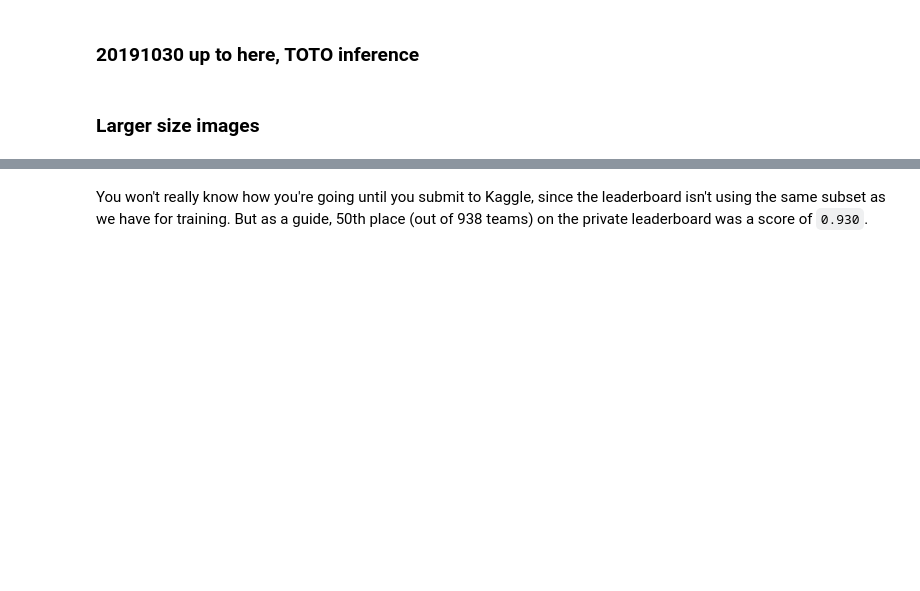
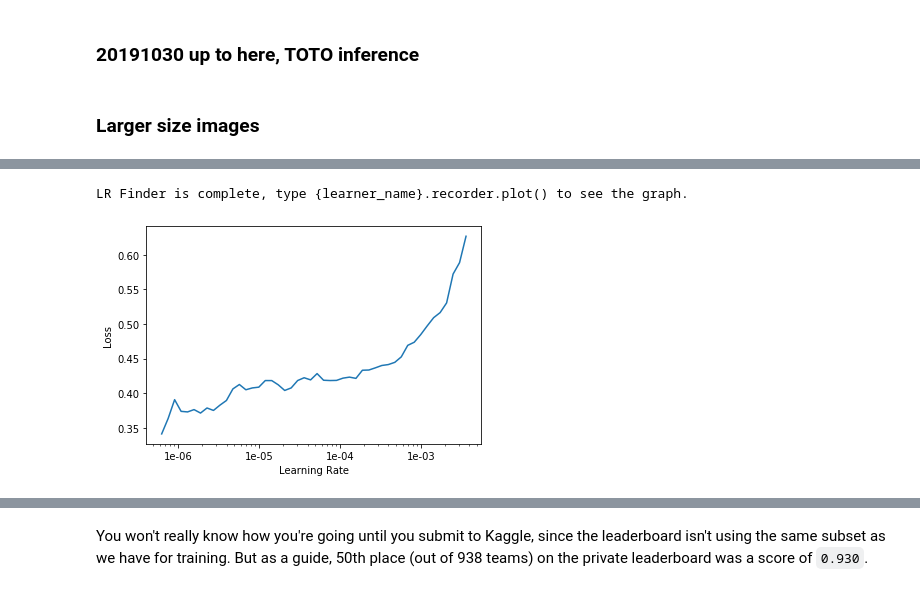
Before and after one commit to adriangrepo/caribbean_disaster_risk, a Jupyter notebook: 06_9_fastai_train_efficientnet_b3_20191117.ipynb, the cells around one changed output, grey strips where cells are left out. Saved outputs shown, nothing was run; the diff lists cells and outputs as text; code cells hidden in the pictures; blank space fills up the shorter version.

```diff
--- a/06_9_fastai_train_efficientnet_b3_20191117.ipynb
+++ b/06_9_fastai_train_efficientnet_b3_20191117.ipynb
@@ -376,9 +485,11 @@ learn.export()
 ### 20191030 up to here, TOTO inference
 # %% [markdown]
 ### Larger size images
+# %%
+bs=16
 # %%
 data = (src.transform(tfms, size=256)
-        .databunch(bs=bs/2).normalize(imagenet_stats))
+        .databunch(bs=bs).normalize(imagenet_stats))
 
 learn.data = data
 data.train_ds[0][0].shape
@@ -385,3 +498,5 @@ data.train_ds[0][0].shape
+# %%
+learn=learn.to_fp16()
 # %%
 learn.freeze()
 # %%
@@ -390,4 +509,4 @@ learn.recorder.plot()
 # %%
-lr=1e-2/2
+lr=1e-6
 # %%
 learn.fit_one_cycle(5, slice(lr))
@@ -396,2 +522,6 @@ learn.save(f'stage-1-256-{arch_name}-{MODEL_NAME}-{DATE}-{UID}')
 # %%
 learn.unfreeze()
+# %%
+learn.lr_find()
+learn.recorder.plot()
+# %% [output]
@@ -398 +529,3 @@ learn.unfreeze()
+LR Finder is complete, type {learner_name}.recorder.plot() to see the graph.
+[figure, added]
 # %%
```
Also changed, not shown: parts of 22 cells of this notebook, 35 other files.
